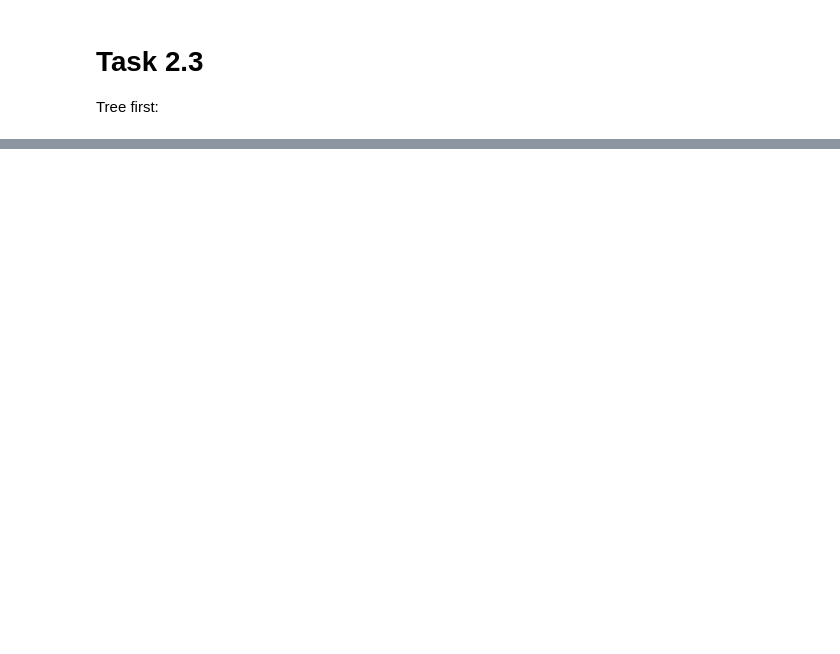
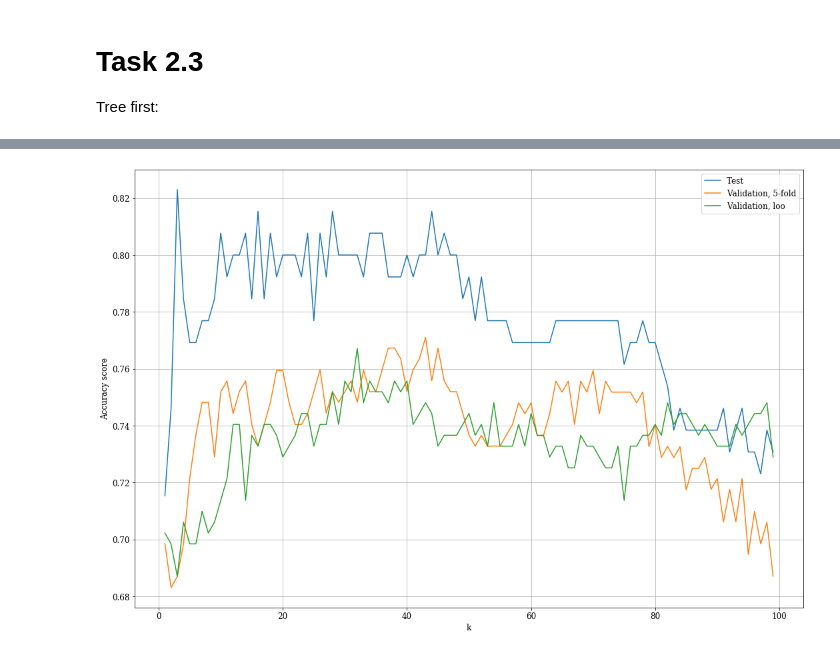
Before and after one commit to bernharl/STK-IN4300-oblig2, a Jupyter notebook: Oblig2 STK-IN Bernhard.ipynb, the cells around one changed output, grey strips where cells are left out. Saved outputs shown, nothing was run; the diff lists cells and outputs as text; code cells hidden in the pictures; blank space fills up the shorter version.

```diff
--- a/Oblig2 STK-IN Bernhard.ipynb
+++ b/Oblig2 STK-IN Bernhard.ipynb
@@ -980,0 +1119,25 @@ Next up is concencus bagged trees. I expect these to perform slightly worse or e
+# %%
+# K-NN:
+
+# Basically the same code av before
+
+grid_search_knn_5_fold_2 = sklms.GridSearchCV(
+    base_knn, param_grid=hyperparams, cv=5, iid=False
+)
+grid_search_knn_5_fold_2.fit(
+    X_train_3.values, y_train_3.values.ravel(),
+)
+
+grid_search_knn_loo_2 = sklms.GridSearchCV(
+    base_knn, param_grid=hyperparams, cv=loo, iid=False
+)
+grid_search_knn_loo_2.fit(
+    X_train_3.values, y_train_3.values.ravel(),
+)
+
+test_scores_2 = np.zeros_like(k_grid).astype(np.float)
+for i, k in enumerate(k_grid):
+    knn_tmp = sklne.KNeighborsClassifier(n_neighbors=k).fit(
+        X_train_3.values, y_train_3.values.ravel()
+    )
+    test_scores_2[i] = knn_tmp.score(X_test_3.values, y_test_3.values.ravel())
@@ -980,0 +1146,22 @@ Next up is concencus bagged trees. I expect these to perform slightly worse or e
+# %%
+# Plotting
+fig, ax = plt.subplots(figsize=[15, 10])
+ax.plot(k_grid, test_scores_2, label="Test")
+ax.plot(
+    k_grid,
+    grid_search_knn_5_fold_2.cv_results_["mean_test_score"],
+    label="Validation, 5-fold",
+)
+ax.plot(
+    k_grid,
+    grid_search_knn_loo_2.cv_results_["mean_test_score"],
+    label="Validation, loo",
+)
+ax.grid()
+ax.set_xlabel("k")
+ax.set_ylabel("Accuracy score")
+ax.legend()
+fig.tight_layout()
+plt.show()
+# %% [output]
+[figure, added]
```
Also changed, not shown: parts of 42 cells of this notebook, 2 other files.
